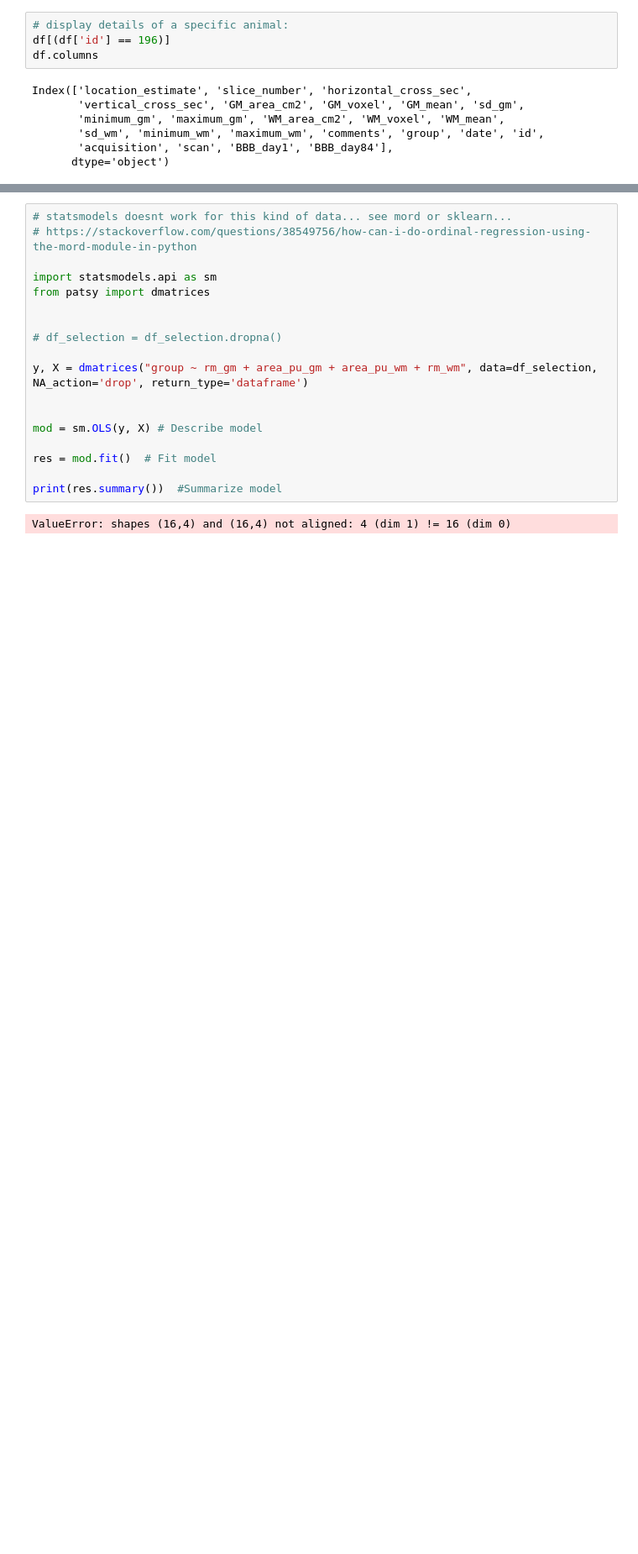
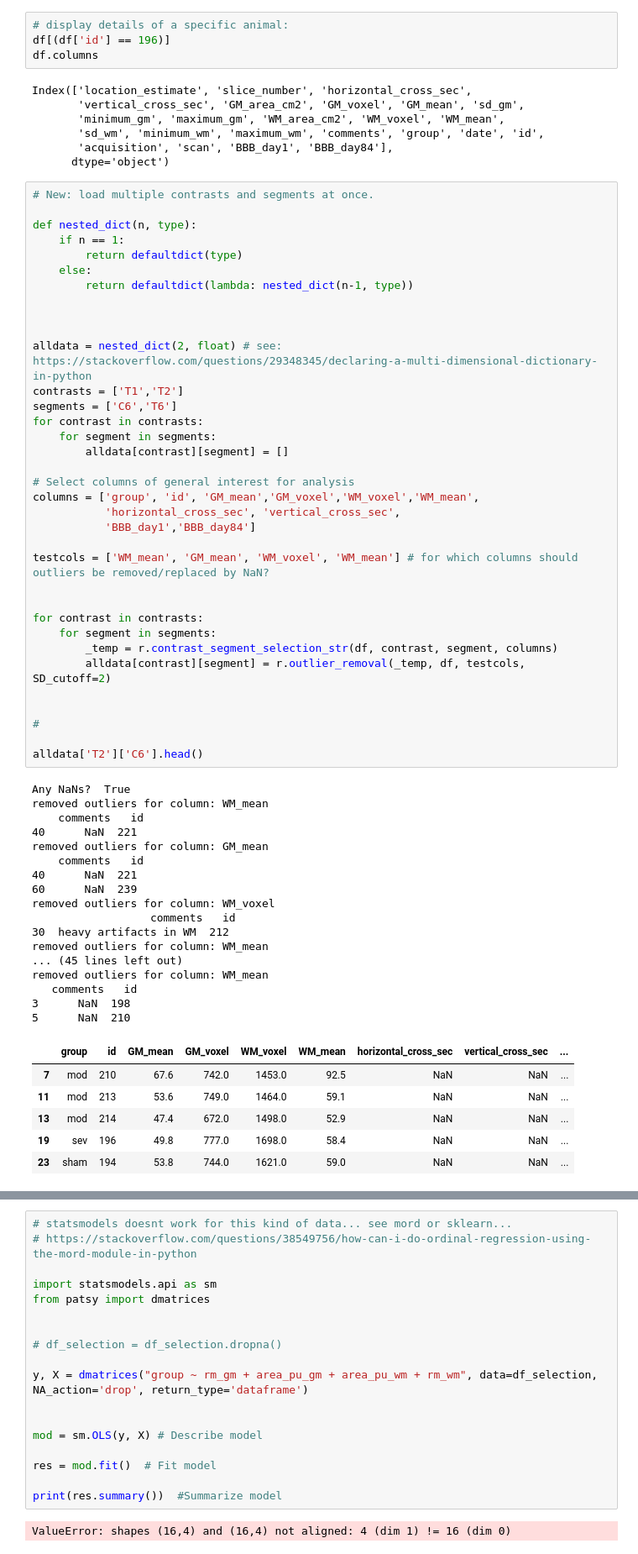
Before and after one commit to felixsc1/SpinalCord, a Jupyter notebook: Notebooks/Analysis.ipynb, the cells around one changed output, grey strips where cells are left out. Shown at 84% size. Cells and saved outputs as stored; diff of their text form; blank space fills up the shorter version.

```diff
--- a/Notebooks/Analysis.ipynb
+++ b/Notebooks/Analysis.ipynb
@@ -48,3 +65,62 @@ Index(['location_estimate', 'slice_number', 'horizontal_cross_sec',
        'sd_wm', 'minimum_wm', 'maximum_wm', 'comments', 'group', 'date', 'id',
        'acquisition', 'scan', 'BBB_day1', 'BBB_day84'],
       dtype='object')
+# %%
+# New: load multiple contrasts and segments at once.
+
+def nested_dict(n, type):
+    if n == 1:
+        return defaultdict(type)
+    else:
+        return defaultdict(lambda: nested_dict(n-1, type))
+
+
+
+alldata = nested_dict(2, float) # see: https://stackoverflow.com/questions/29348345/declaring-a-multi-dimensional-dictionary-in-python
+contrasts = ['T1','T2']
+segments = ['C6','T6']
+for contrast in contrasts:
+    for segment in segments:
+        alldata[contrast][segment] = []
+
+# Select columns of general interest for analysis
+columns = ['group', 'id', 'GM_mean','GM_voxel','WM_voxel','WM_mean',
+           'horizontal_cross_sec', 'vertical_cross_sec',
+           'BBB_day1','BBB_day84']
+
+testcols = ['WM_mean', 'GM_mean', 'WM_voxel', 'WM_mean'] # for which columns should outliers be removed/replaced by NaN?
+
+
+for contrast in contrasts:
+    for segment in segments:
+        _temp = r.contrast_segment_selection_str(df, contrast, segment, columns)
+        alldata[contrast][segment] = r.outlier_removal(_temp, df, testcols, SD_cutoff=2)
+
+
+#
+
+alldata['T2']['C6'].head()
+# %% [output]
+Any NaNs?  True
+removed outliers for column: WM_mean
+    comments   id
+40      NaN  221
+removed outliers for column: GM_mean
+    comments   id
+40      NaN  221
+60      NaN  239
+removed outliers for column: WM_voxel
+                  comments   id
+30  heavy artifacts in WM  212
+removed outliers for column: WM_mean
+... (45 lines left out)
+removed outliers for column: WM_mean
+   comments   id
+3      NaN  198
+5      NaN  210
+|  | group | id | GM_mean | GM_voxel | WM_voxel | WM_mean | horizontal_cross_sec | vertical_cross_sec | ... |
+| 7 | mod | 210 | 67.6 | 742.0 | 1453.0 | 92.5 | NaN | NaN | ... |
+| 11 | mod | 213 | 53.6 | 749.0 | 1464.0 | 59.1 | NaN | NaN | ... |
+| 13 | mod | 214 | 47.4 | 672.0 | 1498.0 | 52.9 | NaN | NaN | ... |
+| 19 | sev | 196 | 49.8 | 777.0 | 1698.0 | 58.4 | NaN | NaN | ... |
+| 23 | sham | 194 | 53.8 | 744.0 | 1621.0 | 59.0 | NaN | NaN | ... |
```
Also changed, not shown: parts of 15 cells of this notebook, 1 other file.
